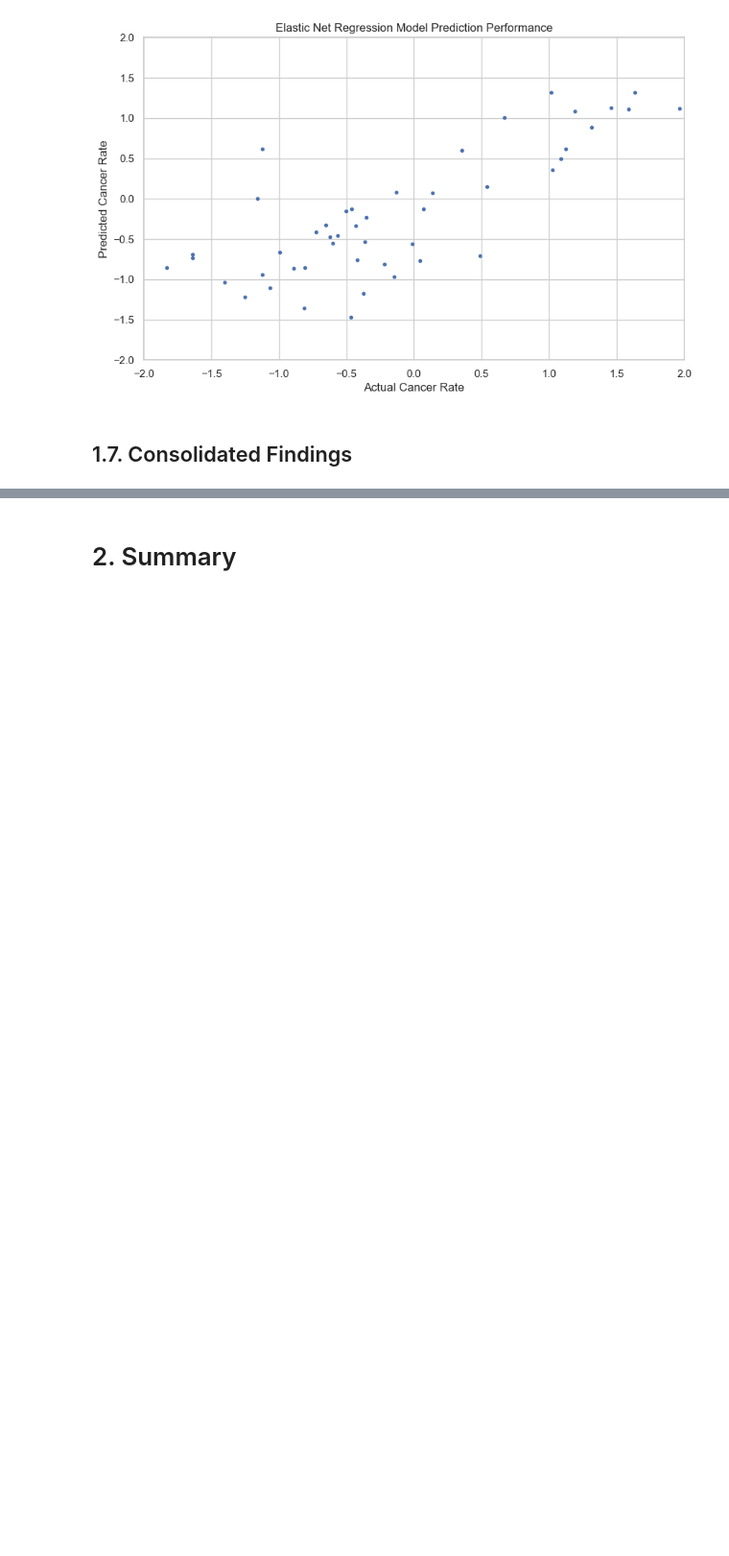
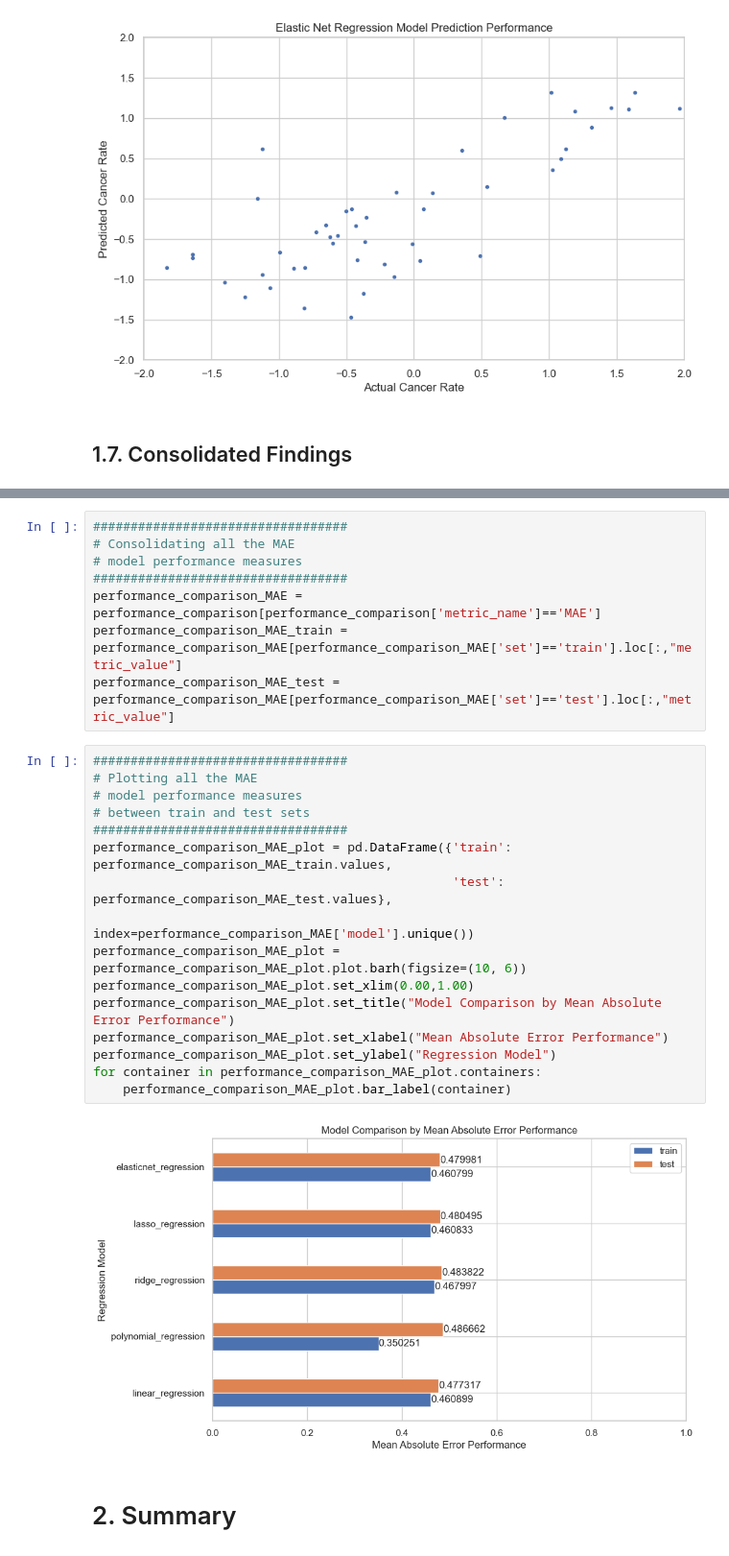
Before and after one commit to JohnPaulinePineda/Supervised-Machine-Learning-Regression-Final-Assignment, a Jupyter notebook: RegressionForMachineLearning_FinalAssignment.ipynb, the cells around one changed output, grey strips where cells are left out. Shown at 96% size. Saved outputs shown, nothing was run; the diff lists cells and outputs as text; blank space fills up the shorter version.

```diff
--- a/RegressionForMachineLearning_FinalAssignment.ipynb
+++ b/RegressionForMachineLearning_FinalAssignment.ipynb
@@ -2606,3 +2695,29 @@ axes.set(xlabel='Actual Cancer Rate',
+# %%
+##################################
+# Consolidating all the MAE
+# model performance measures
+##################################
+performance_comparison_MAE = performance_comparison[performance_comparison['metric_name']=='MAE']
+performance_comparison_MAE_train = performance_comparison_MAE[performance_comparison_MAE['set']=='train'].loc[:,"metric_value"]
+performance_comparison_MAE_test = performance_comparison_MAE[performance_comparison_MAE['set']=='test'].loc[:,"metric_value"]
+# %%
+##################################
+# Plotting all the MAE
+# model performance measures
+# between train and test sets
+##################################
+performance_comparison_MAE_plot = pd.DataFrame({'train': performance_comparison_MAE_train.values,
+                                                'test': performance_comparison_MAE_test.values},
+                                               index=performance_comparison_MAE['model'].unique())
+performance_comparison_MAE_plot = performance_comparison_MAE_plot.plot.barh(figsize=(10, 6))
+performance_comparison_MAE_plot.set_xlim(0.00,1.00)
+performance_comparison_MAE_plot.set_title("Model Comparison by Mean Absolute Error Performance")
+performance_comparison_MAE_plot.set_xlabel("Mean Absolute Error Performance")
+performance_comparison_MAE_plot.set_ylabel("Regression Model")
+for container in performance_comparison_MAE_plot.containers:
+    performance_comparison_MAE_plot.bar_label(container)
+# %% [output]
+[figure, added]
 # %% [markdown]
 # 2. Summary <a class="anchor" id="Summary"></a>
 # %% [markdown]
```
Also changed, not shown: parts of 6 cells of this notebook.
